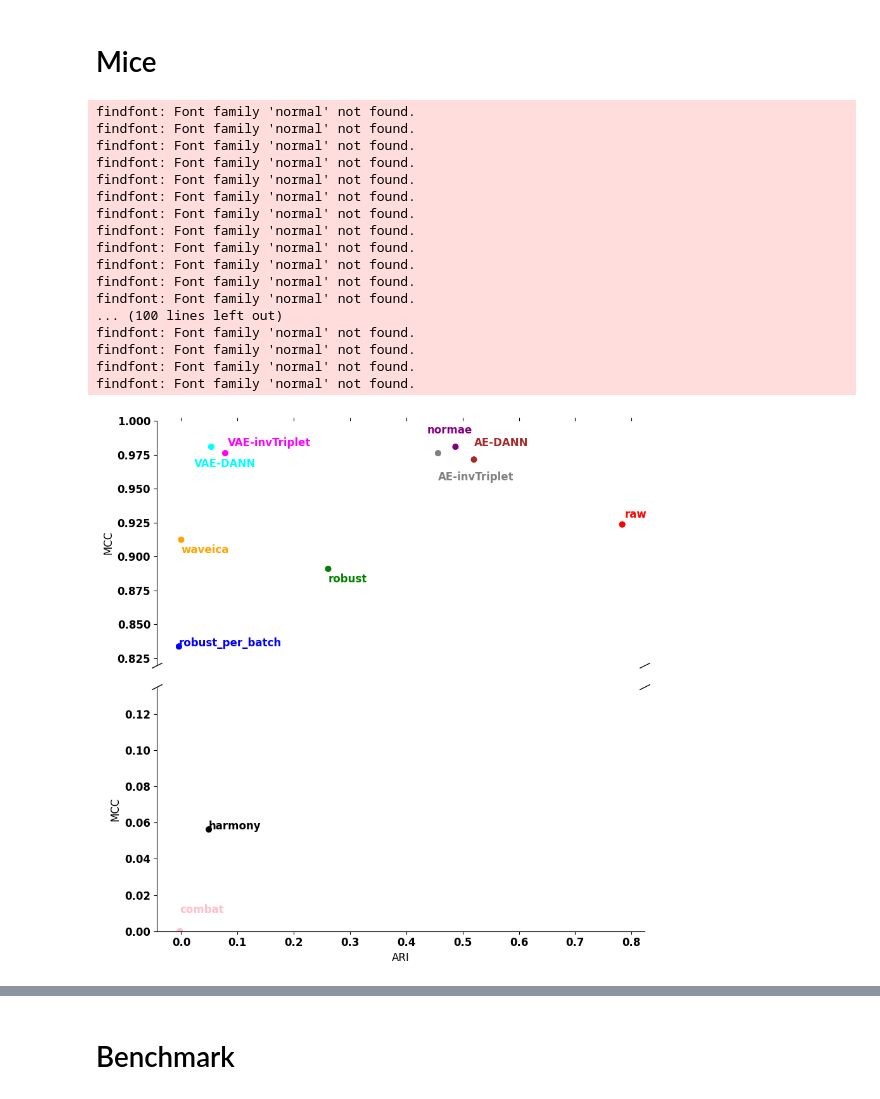
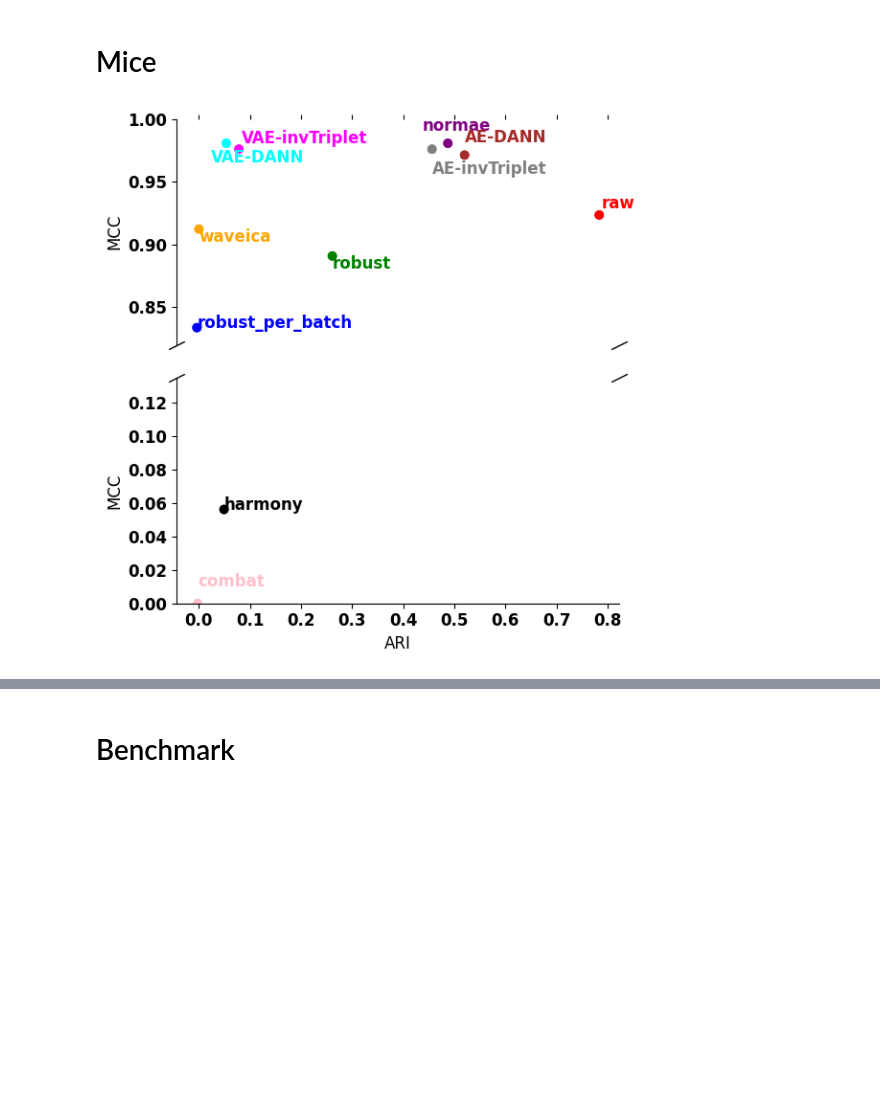
Before and after one commit to spell00/BERNN_MSMS, a Jupyter notebook: notebooks/make_scatter_plots-less.ipynb, the cells around one changed output, grey strips where cells are left out. Drawn from its saved outputs; the diff is of its cells as text; code cells hidden in the pictures; blank space fills up the shorter version.

```diff
--- a/notebooks/make_scatter_plots-less.ipynb
+++ b/notebooks/make_scatter_plots-less.ipynb
@@ -813,7 +714,7 @@ width = 0.16
 ind = np.arange(N)
 
 colors = np.array(["red","green","blue","pink","black","orange","purple","brown","gray","cyan","magenta",])
-fig, ax = plt.subplots(figsize=(6, 6))
+fig, ax = plt.subplots(figsize=fig_size)
 
 ax.scatter(df_ami.groupby(['models'], sort=False).mean(), df_valid.groupby(['models'], sort=False).mean(), c=colors)
 ax.set_xlabel('AMI', fontsize=14)
@@ -865,7 +766,7 @@ for i, txt in enumerate(ae_metrics['model']):
     ax.annotate(txt, (x, y), color=colors[i])
 font = {
         'weight' : 'bold',
-        'size'   : 12}
+        'size'   : font_size}
 
 matplotlib.rc('font', **font)
 
@@ -895,7 +779,7 @@ width = 0.16
 ind = np.arange(N)
 
 colors = np.array(["red","green","blue","pink","black","orange","purple","brown","gray","cyan","magenta",])
-fig, ax = plt.subplots(figsize=(6, 6))
+fig, ax = plt.subplots(figsize=fig_size)
 
 ax.scatter(df_ari.groupby(['models'], sort=False).mean(), df_valid.groupby(['models'], sort=False).mean(), c=colors)
 ax.set_xlabel('ARI', fontsize=14)
@@ -949,7 +833,7 @@ for i, txt in enumerate(ae_metrics['model']):
     ax.annotate(txt, (x, y), color=colors[i])
 font = {
         'weight' : 'bold',
-        'size'   : 12}
+        'size'   : font_size}
 
 matplotlib.rc('font', **font)
 
@@ -979,7 +846,7 @@ width = 0.16
 ind = np.arange(N)
 
 colors = np.array(["red","green","blue","pink","black","orange","purple","brown","gray","cyan","magenta",])
-fig, ax = plt.subplots(figsize=(6, 6))
+fig, ax = plt.subplots(figsize=fig_size)
 
 ax.scatter(df_qc.groupby(['models'], sort=False).mean(), df_valid.groupby(['models'], sort=False).mean(), c=colors)
 ax.set_xlabel('nMED', fontsize=14)
@@ -1033,7 +900,7 @@ for i, txt in enumerate(ae_metrics['model']):
     ax.annotate(txt, (x, y), color=colors[i])
 font = {
         'weight' : 'bold',
-        'size'   : 12}
+        'size'   : font_size}
 
 matplotlib.rc('font', **font)
 
@@ -1063,7 +913,7 @@ width = 0.16
 ind = np.arange(N)
 
 colors = np.array(["red","green","blue","pink","black","orange","purple","brown","gray","cyan","magenta",])
-fig, ax = plt.subplots(figsize=(6, 6))
+fig, ax = plt.subplots(figsize=fig_size)
 
 ax.scatter(df_apcc.groupby(['models'], sort=False).mean(), df_valid.groupby(['models'], sort=False).mean(), c=colors)
 ax.set_xlabel('1 - QC aPCC', fontsize=14)
@@ -1120,7 +970,7 @@ for i, txt in enumerate(ae_metrics['model']):
     ax.annotate(txt, (x, y), color=colors[i])
 font = {
         'weight' : 'bold',
-        'size'   : 12}
+        'size'   : font_size}
 
 matplotlib.rc('font', **font)
 
@@ -1272,7 +1105,7 @@ width = 0.16
 ind = np.arange(N)
 
 colors = np.array(["red","green","blue","pink","black","orange","purple","brown","gray","cyan","magenta",])
-fig, (ax1, ax2) = plt.subplots(2, 1, sharex=True, figsize=(9,9))
+fig, (ax1, ax2) = plt.subplots(2, 1, sharex=True, figsize=fig_size)
 fig.subplots_adjust(hspace=0.05)  # adjust space between axes
 
 # plot the same data on both axes
@@ -1375,54 +1208,37 @@ for i, txt in enumerate(ae_metrics['model']):
     ax2.annotate(txt, (x, y), color=colors[i])
 font = {
         'weight' : 'bold',
-        'size'   : 12}
+        'size'   : font_size}
 
 matplotlib.rc('font', **font)
 
 # hide the spines between ax and ax2
 ax1.spines.bottom.set_visible(False)
 ax2.spines.top.set_visible(False)
 ax1.xaxis.tick_top()
 ax1.tick_params(labeltop=False)  # don't put tick labels at the top
 ax2.xaxis.tick_bottom()
 ax1.spines['top'].set_visible(False)
 ax1.spines['right'].set_visible(False)
 ax2.spines['top'].set_visible(False)
 ax2.spines['right'].set_visible(False)
 
 # Now, let's turn towards the cut-out slanted lines.
 # We create line objects in axes coordinates, in which (0,0), (0,1),
 # (1,0), and (1,1) are the four corners of the axes.
 # The slanted lines themselves are markers at those locations, such that the
 # lines keep their angle and position, independent of the axes size or scale
 # Finally, we need to disable clipping.
 
 d = .5  # proportion of vertical to horizontal extent of the slanted line
 kwargs = dict(marker=[(-1, -d), (1, d)], markersize=12,
               linestyle="none", color='k', mec='k', mew=1, clip_on=False)
 ax1.plot([0, 1], [0, 0], transform=ax1.transAxes, **kwargs)
 ax2.plot([0, 1], [1, 1], transform=ax2.transAxes, **kwargs)
 plt.tight_layout()
 plt.show()
 # %% [output]
-findfont: Font family 'normal' not found.
-findfont: Font family 'normal' not found.
-findfont: Font family 'normal' not found.
-findfont: Font family 'normal' not found.
-findfont: Font family 'normal' not found.
-findfont: Font family 'normal' not found.
-findfont: Font family 'normal' not found.
-findfont: Font family 'normal' not found.
-findfont: Font family 'normal' not found.
-findfont: Font family 'normal' not found.
-findfont: Font family 'normal' not found.
-findfont: Font family 'normal' not found.
-... (100 lines left out)
-findfont: Font family 'normal' not found.
-findfont: Font family 'normal' not found.
-findfont: Font family 'normal' not found.
-findfont: Font family 'normal' not found.
-[figure, old version]
+[figure, new version]
 # %%
 N = len(ae_metrics['model'])
 width = 0.16
```
Also changed, not shown: parts of 14 cells of this notebook, 9 other files.
